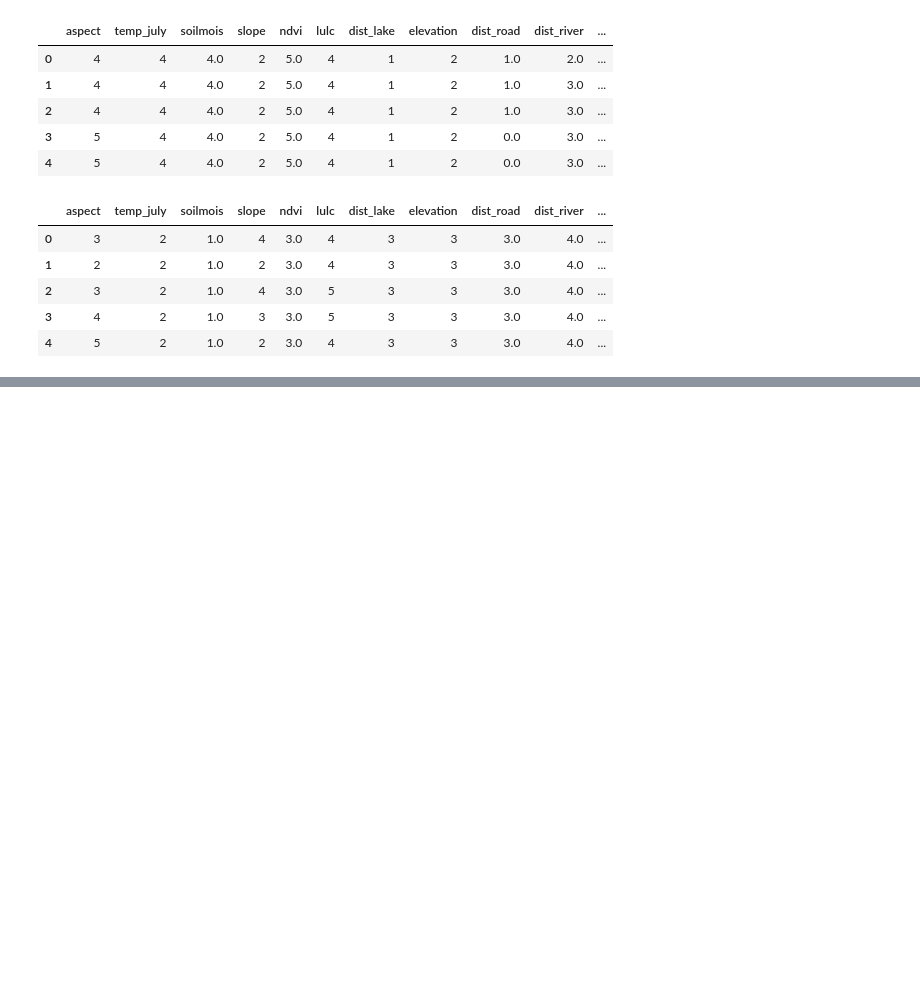
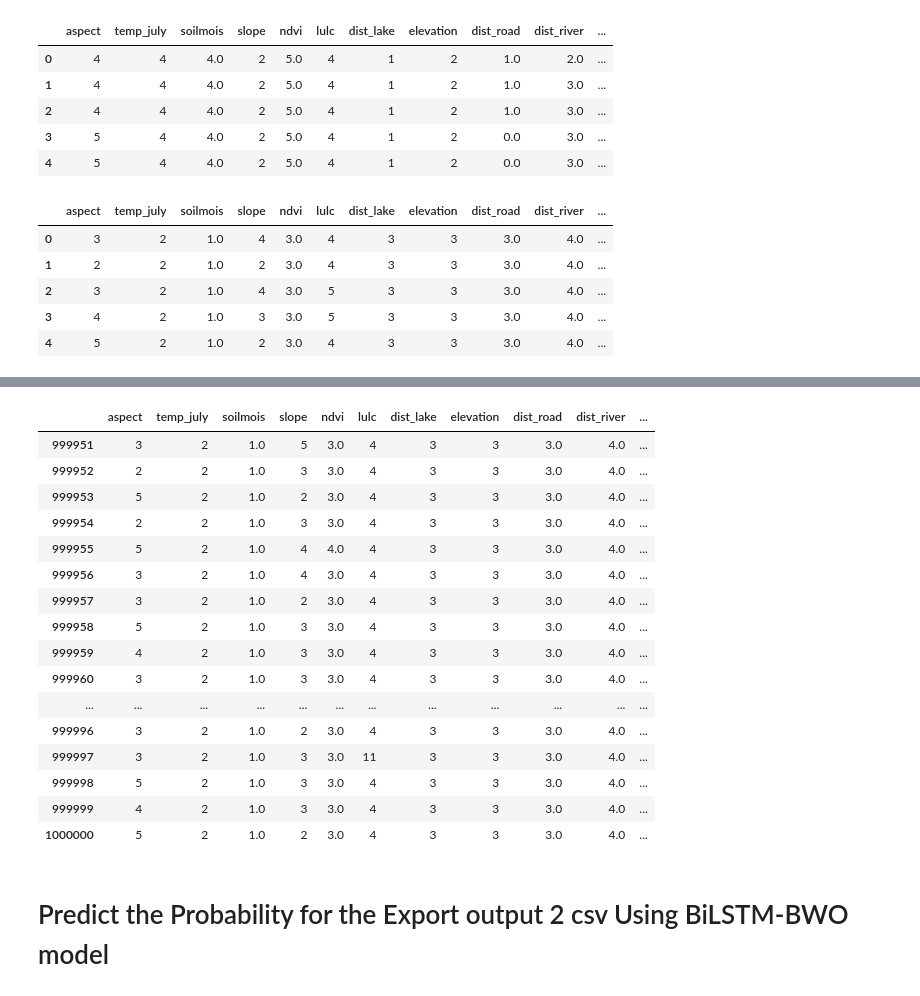
Before and after one commit to ashkanmosalla/Wildfire, a Jupyter notebook: src/Prediction_DEM2000.ipynb, the cells around one changed output, grey strips where cells are left out. Cells and saved outputs as stored; diff of their text form; code cells hidden in the pictures; blank space fills up the shorter version.

```diff
--- a/src/Prediction_DEM2000.ipynb
+++ b/src/Prediction_DEM2000.ipynb
@@ -4445,0 +4826,7 @@ df2_final.to_csv('WF_Export2_LSTM_BWO.csv', index=False)
+# %%
+# Assuming your dataframe is named df1
+df1.replace(-9999, np.nan, inplace=True)
+
+# To check if the replacement worked and see the count of null values in each column
+null_counts = df1.isnull().sum()
+print(null_counts)
@@ -4445,0 +4922,3 @@ df2_final.to_csv('WF_Export2_LSTM_BWO.csv', index=False)
+# %%
+col_to_drop = ['Latitude', 'Longitude']
+df1_new = df1.drop(columns= col_to_drop, axis= 1)
@@ -4445,0 +4933,27 @@ df2_final.to_csv('WF_Export2_LSTM_BWO.csv', index=False)
+# %%
+from sklearn.preprocessing import OneHotEncoder
+
+# Use the trained encoder to transform the categorical data
+encoded_data_new = encoder.transform(df1_new[categorical_columns])
+
+# Convert the encoded data to DataFrame
+encoded_df_new = pd.DataFrame(encoded_data_new, columns=encoder.get_feature_names_out())
+
+# Concatenate the encoded DataFrame with the non-categorical data
+final_df_new = pd.concat([df1_new.drop(categorical_columns, axis=1), encoded_df_new], axis=1)
+
+# Ensure to drop any columns that are not used by the model
+# final_df_new.drop(['Latitude', 'Longitude', 'pointid', 'grid_code'], axis=1, inplace=True)
+
+# Reshape data to fit RNN input requirements
+X_new = final_df_new.values.reshape(-1, 1, final_df_new.shape[1])
+
+# Load your trained RNN model (if not already loaded)
+
+# Predict using RNN model
+predictions = model.predict(X_new)
+
+predictions_df = pd.DataFrame(predictions, columns=['WF_BiLSTM_BWO']).round(3)
+
+# Display the last 10 entries
+predictions_df.tail(10)
@@ -4445,0 +4973,25 @@ df2_final.to_csv('WF_Export2_LSTM_BWO.csv', index=False)
+# %%
+# Ensure the predictions DataFrame is properly aligned with the original DataFrame
+df1['WF_BiLSTM_BWO'] = predictions_df['WF_BiLSTM_BWO'].values
+# %%
+df1.tail(50)
+# %% [output]
+|  | aspect | temp_july | soilmois | slope | ndvi | lulc | dist_lake | elevation | dist_road | dist_river | ... |
+| 999951 | 3 | 2 | 1.0 | 5 | 3.0 | 4 | 3 | 3 | 3.0 | 4.0 | ... |
+| 999952 | 2 | 2 | 1.0 | 3 | 3.0 | 4 | 3 | 3 | 3.0 | 4.0 | ... |
+| 999953 | 5 | 2 | 1.0 | 2 | 3.0 | 4 | 3 | 3 | 3.0 | 4.0 | ... |
+| 999954 | 2 | 2 | 1.0 | 3 | 3.0 | 4 | 3 | 3 | 3.0 | 4.0 | ... |
+| 999955 | 5 | 2 | 1.0 | 4 | 4.0 | 4 | 3 | 3 | 3.0 | 4.0 | ... |
+| 999956 | 3 | 2 | 1.0 | 4 | 3.0 | 4 | 3 | 3 | 3.0 | 4.0 | ... |
+| 999957 | 3 | 2 | 1.0 | 2 | 3.0 | 4 | 3 | 3 | 3.0 | 4.0 | ... |
+| 999958 | 5 | 2 | 1.0 | 3 | 3.0 | 4 | 3 | 3 | 3.0 | 4.0 | ... |
+| 999959 | 4 | 2 | 1.0 | 3 | 3.0 | 4 | 3 | 3 | 3.0 | 4.0 | ... |
+| 999960 | 3 | 2 | 1.0 | 3 | 3.0 | 4 | 3 | 3 | 3.0 | 4.0 | ... |
+| ... | ... | ... | ... | ... | ... | ... | ... | ... | ... | ... | ... |
+| 999996 | 3 | 2 | 1.0 | 2 | 3.0 | 4 | 3 | 3 | 3.0 | 4.0 | ... |
+| 999997 | 3 | 2 | 1.0 | 3 | 3.0 | 11 | 3 | 3 | 3.0 | 4.0 | ... |
+| 999998 | 5 | 2 | 1.0 | 3 | 3.0 | 4 | 3 | 3 | 3.0 | 4.0 | ... |
+| 999999 | 4 | 2 | 1.0 | 3 | 3.0 | 4 | 3 | 3 | 3.0 | 4.0 | ... |
+| 1000000 | 5 | 2 | 1.0 | 2 | 3.0 | 4 | 3 | 3 | 3.0 | 4.0 | ... |
+# %% [markdown]
+# Predict the Probability for the Export output 2 csv Using BiLSTM-BWO model
```
Also changed, not shown: parts of 29 cells of this notebook.
